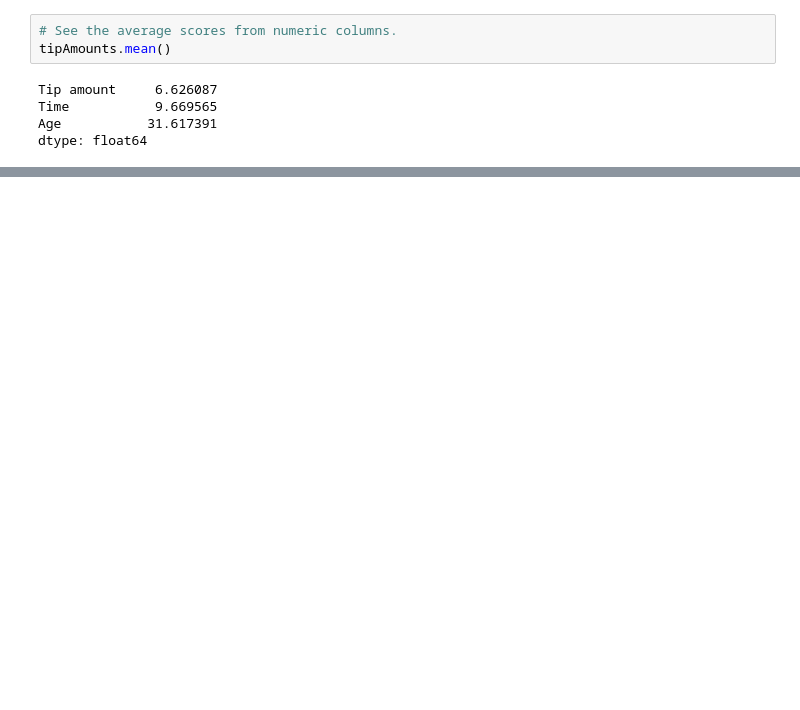
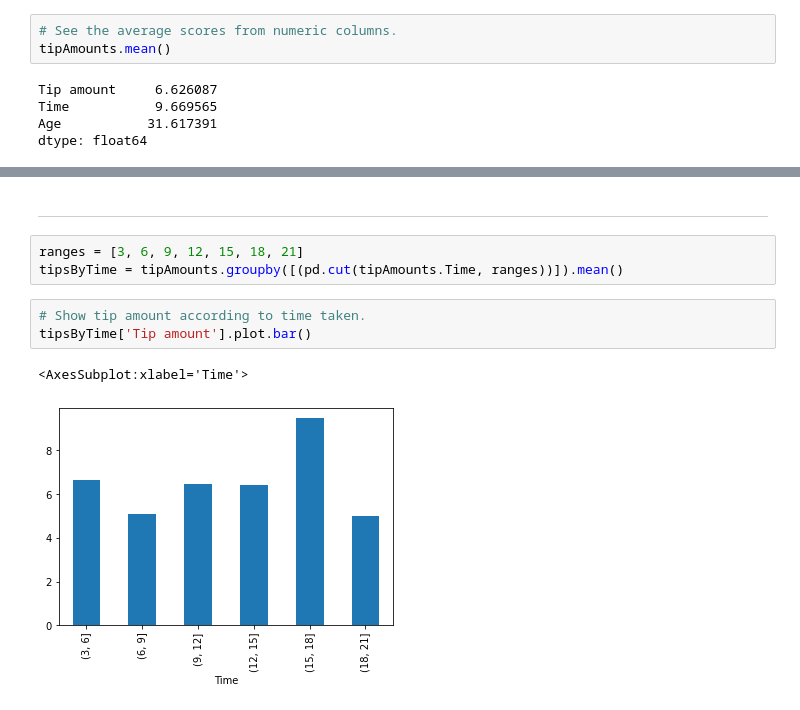
Before and after one commit to HolmQ84/DataScience-JupyterProjects, a Jupyter notebook: Assignment 2 - Haircut Tip Amounts.ipynb, the cells around one changed output, grey strips where cells are left out. Cells and saved outputs as stored; diff of their text form; blank space fills up the shorter version.

```diff
--- a/Assignment 2 - Haircut Tip Amounts.ipynb
+++ b/Assignment 2 - Haircut Tip Amounts.ipynb
@@ -233,0 +289,11 @@ tipAmounts.groupby('Culture').mean().plot(kind='bar')
+# %% [markdown]
+***
+# %%
+ranges = [3, 6, 9, 12, 15, 18, 21]
+tipsByTime = tipAmounts.groupby([(pd.cut(tipAmounts.Time, ranges))]).mean()
+# %%
+# Show tip amount according to time taken.
+tipsByTime['Tip amount'].plot.bar()
+# %% [output]
+<AxesSubplot:xlabel='Time'>
+[figure, added]
```
Also changed, not shown: parts of 21 cells of this notebook.
